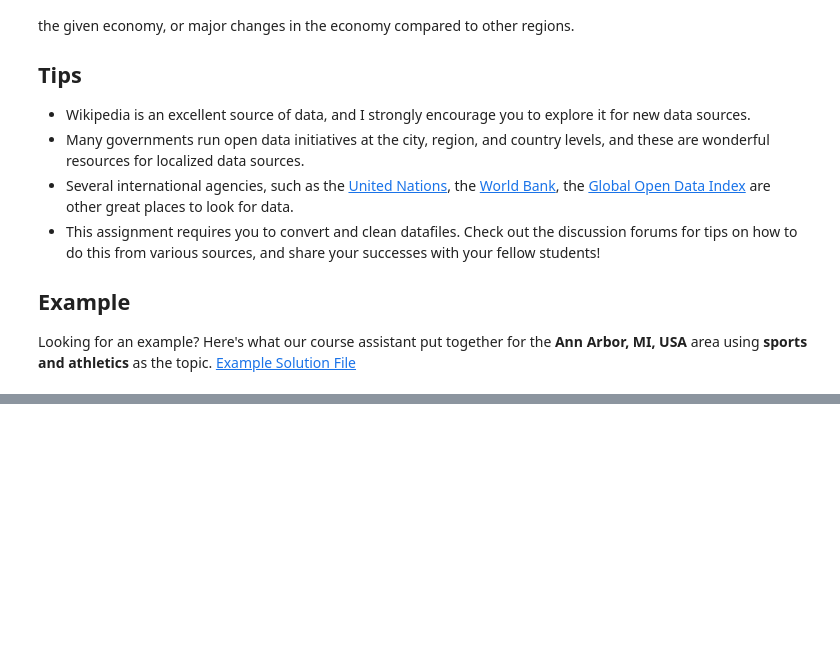
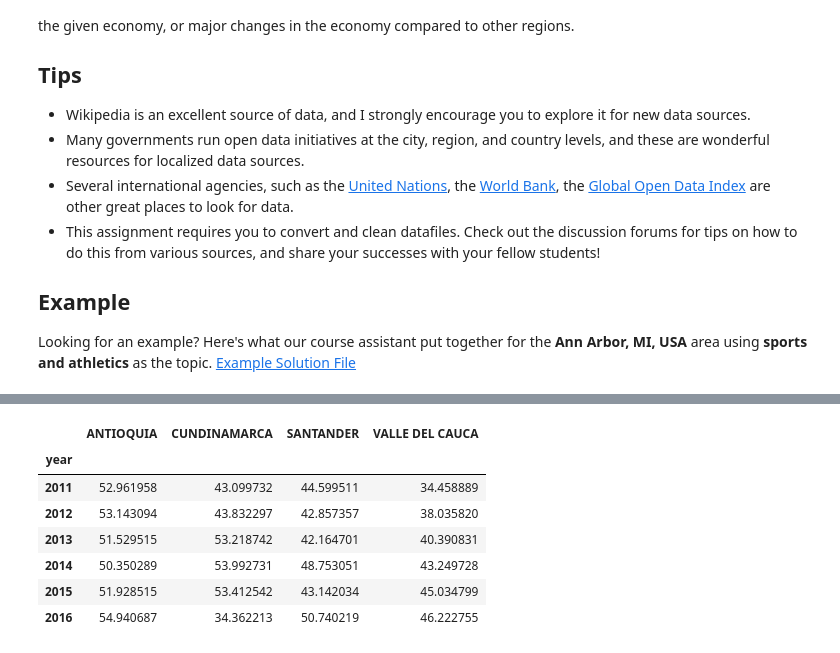
Before and after one commit to josoriov/applied-ds, a Jupyter notebook: 02_plotting/w4/Assignment_4.ipynb, the cells around one changed output, grey strips where cells are left out. Saved outputs shown, nothing was run; the diff lists cells and outputs as text; code cells hidden in the pictures; blank space fills up the shorter version.

```diff
--- a/02_plotting/w4/Assignment_4.ipynb
+++ b/02_plotting/w4/Assignment_4.ipynb
@@ -94,0 +92,11 @@ air_quality
+# %%
+PM10
+# %% [output]
+|  | ANTIOQUIA | CUNDINAMARCA | SANTANDER | VALLE DEL CAUCA |
+| year |  |  |  |  |
+| 2011 | 52.961958 | 43.099732 | 44.599511 | 34.458889 |
+| 2012 | 53.143094 | 43.832297 | 42.857357 | 38.035820 |
+| 2013 | 51.529515 | 53.218742 | 42.164701 | 40.390831 |
+| 2014 | 50.350289 | 53.992731 | 48.753051 | 43.249728 |
+| 2015 | 51.928515 | 53.412542 | 43.142034 | 45.034799 |
+| 2016 | 54.940687 | 34.362213 | 50.740219 | 46.222755 |
```
Also changed, not shown: parts of 19 cells of this notebook, 2 other files.
